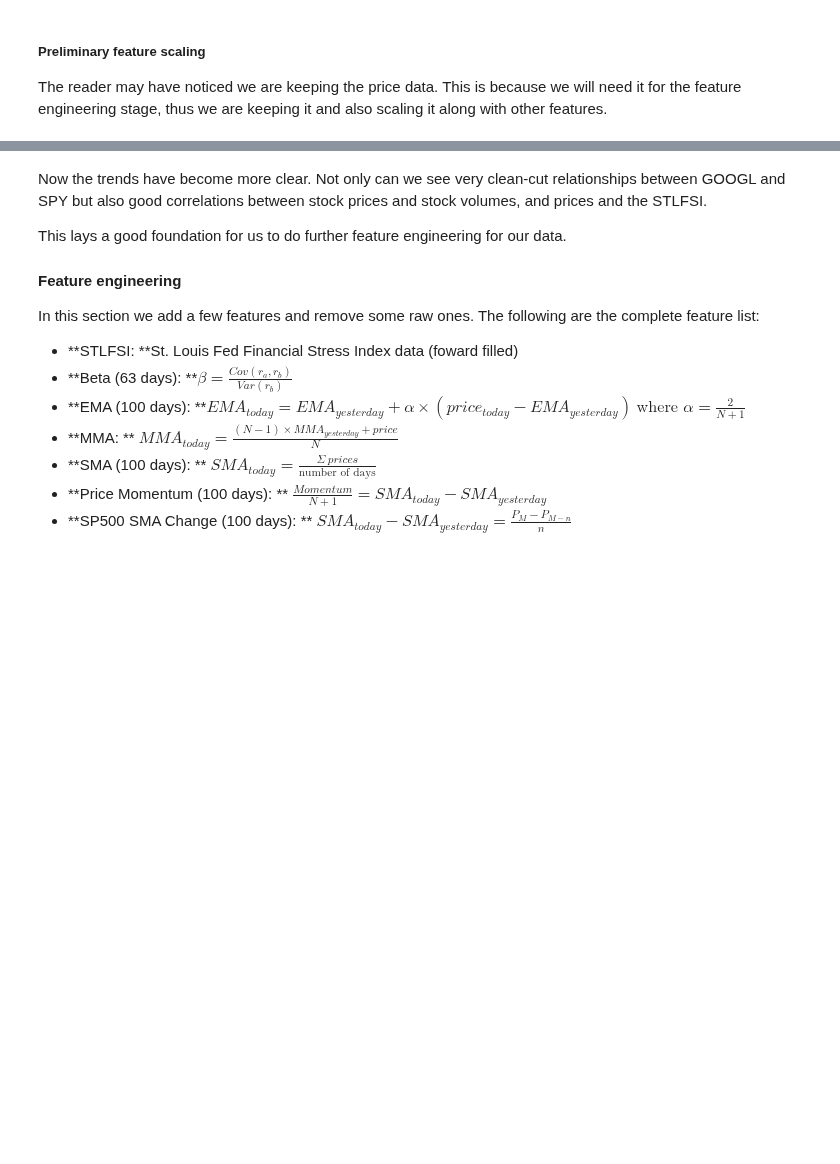
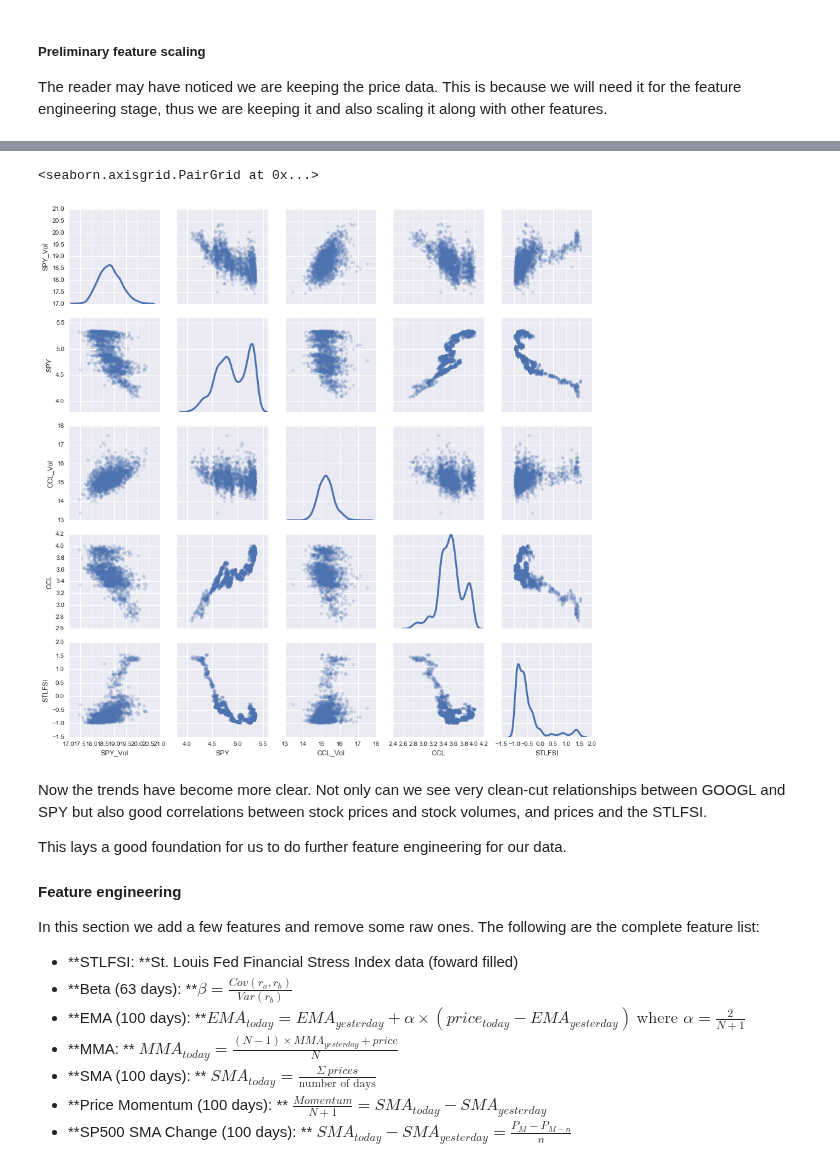
Before and after one commit to savourylie/Stock-Price-Forecaster, a Jupyter notebook: InvestmentnTrading.ipynb, the cells around one changed output, grey strips where cells are left out. Drawn from its saved outputs; the diff is of its cells as text; code cells hidden in the pictures; blank space fills up the shorter version.

```diff
--- a/InvestmentnTrading.ipynb
+++ b/InvestmentnTrading.ipynb
@@ -326,7 +334,7 @@ def ready_label_data(stock_dict, window):
     return stock_dict
 
 # Ready label data
-window = 63
+window = 21
 stock_dict = ready_label_data(stock_dict, window)
 
 for stock_name in stock_dict:
@@ -347,8 +355,8 @@ log_data = stock_dict[symbol]['log_data']
 print("{} seconds elapsed for log transforming data.".format(time.time() - log_start_time))
 
 # Save time during Dev
-# g = sns.PairGrid(log_data)
-# g.map_upper(plt.scatter, alpha=0.2)
-# g.map_lower(plt.scatter, alpha=0.2)
-# g.map_diag(sns.kdeplot, lw=3, legend=False)
+g = sns.PairGrid(log_data)
+g.map_upper(plt.scatter, alpha=0.2)
+g.map_lower(plt.scatter, alpha=0.2)
+g.map_diag(sns.kdeplot, lw=3, legend=False)
 # %% [output]
@@ -356,3 +364,5 @@ print("{} seconds elapsed for log transforming data.".format(time.time() - log_s
+<seaborn.axisgrid.PairGrid at 0x...>
+[figure, added]
 # %% [markdown]
 Now the trends have become more clear. Not only can we see very clean-cut relationships between GOOGL and SPY but also good correlations between stock prices and stock volumes, and prices and the STLFSI.
 
```
Also changed, not shown: parts of 21 cells of this notebook, 24 other files.
